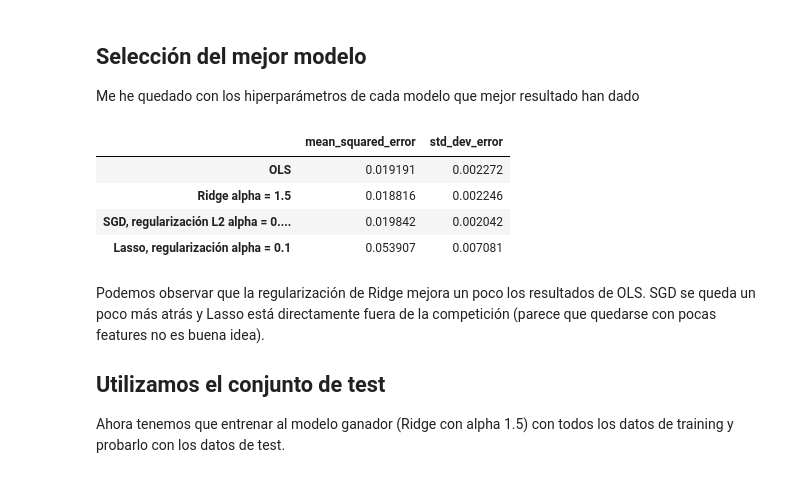
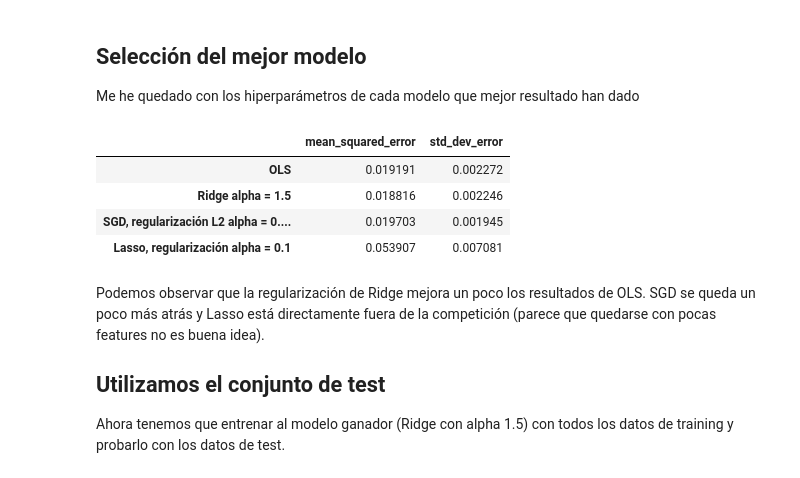
Before and after one commit to AlexMenor/practicas_aprendizaje_automatico, a Jupyter notebook: p3/communities-crime.ipynb, the cells around one changed output. Saved outputs shown, nothing was run; the diff lists cells and outputs as text; code cells hidden in the pictures.

```diff
--- a/p3/communities-crime.ipynb
+++ b/p3/communities-crime.ipynb
@@ -344,26 +424,30 @@ validate_models(model_strings, models, X_train, Y_train)
 ## Selección del mejor modelo
 Me he quedado con los hiperparámetros de cada modelo que mejor resultado han dado
 # %%
+
+# Vuelvo a hacer output de los mejores hiperparámetros para
+# cada modelo
+
 models = [
     LinearRegression(),
     Ridge(alpha=1.5),
-    SGDRegressor(alpha=0.0002),
+    SGDRegressor(alpha=0.0001, random_state=1),
     Lasso(alpha=0.1)
 ]
 
 model_strings = [
     "OLS",
     "Ridge alpha = 1.5",
-    "SGD, regularización L2 alpha = 0.0002",
+    "SGD, regularización L2 alpha = 0.0001",
     "Lasso, regularización alpha = 0.1"
 ]
 
 validate_models(model_strings, models, X_train, Y_train)
 # %% [output]
 |  | mean_squared_error | std_dev_error |
 | OLS | 0.019191 | 0.002272 |
 | Ridge alpha = 1.5 | 0.018816 | 0.002246 |
-| SGD, regularización L2 alpha = 0.... | 0.019842 | 0.002042 |
+| SGD, regularización L2 alpha = 0.... | 0.019703 | 0.001945 |
 | Lasso, regularización alpha = 0.1 | 0.053907 | 0.007081 |
 # %% [markdown]
 Podemos observar que la regularización de Ridge mejora un poco los resultados de OLS.
```
Also changed, not shown: parts of 27 cells of this notebook, 4 other files.
